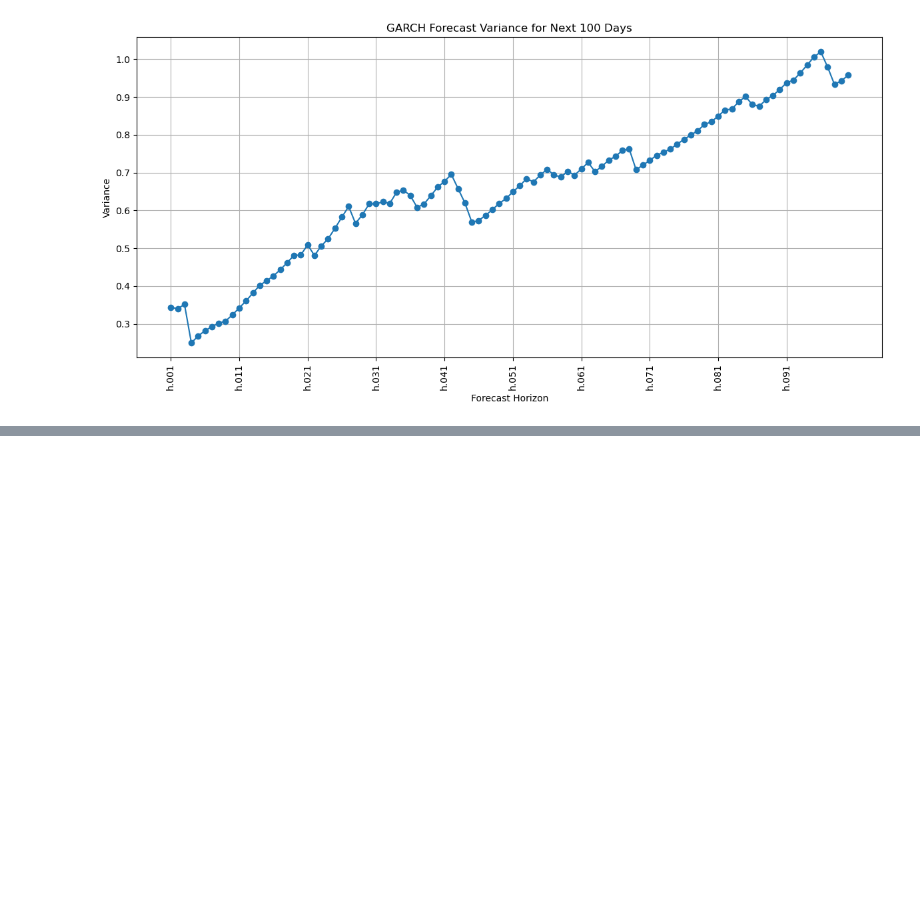
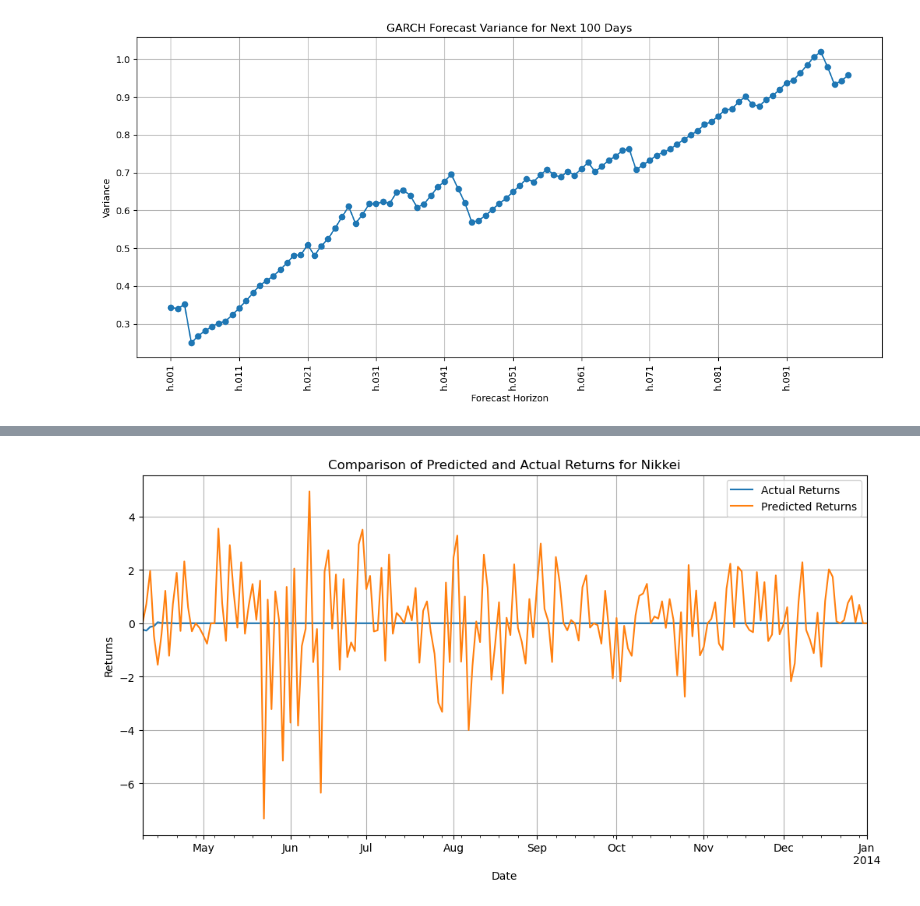
Before and after one commit to niranjan-kamal/time_series_models, a Jupyter notebook: Volatility_models_&_multivariate_regression.ipynb, the cells around one changed output, grey strips where cells are left out. Saved outputs shown, nothing was run; the diff lists cells and outputs as text; code cells hidden in the pictures; blank space fills up the shorter version.

```diff
--- a/Volatility_models_&_multivariate_regression.ipynb
+++ b/Volatility_models_&_multivariate_regression.ipynb
@@ -620,0 +626,11 @@ plt.show()
+# %%
+# calculate returns
+
+df_ret['ret_spx']  = df_ret['spx'].pct_change(1) * 100
+df_ret['ret_dax']  = df_ret['dax'].pct_change(1) * 100
+df_ret['ret_ftse'] = df_ret['ftse'].pct_change(1) * 100
+df_ret['ret_nikkei'] = df_ret['nikkei'].pct_change(1) * 100
+# %%
+df_ret = df_ret[['ret_spx', 'ret_dax', 'ret_ftse', 'ret_nikkei']][1:]
+# %%
+df_ret, df_ret_test = df_ret[:size], df_ret[size:]
@@ -620,0 +639,4 @@ plt.show()
+# %%
+model_var_ret = VAR(df_ret)
+model_var_ret.select_order(20)
+results_var_ret = model_var_ret.fit( ic='aic')
@@ -620,0 +663,21 @@ plt.show()
+# %%
+lag_order_ret = results_var_ret.k_ar
+var_pred_ret = results_var_ret.forecast(df_ret.values[-lag_order_ret:], len(df_ret_test[start_date:end_date]))
+
+df_pred_ret = pd.DataFrame(
+    var_pred_ret,
+    index=df_ret_test.loc[start_date:end_date].index,
+    columns=df_ret_test.loc[start_date:end_date].columns[0:4]
+)
+
+df_pred_ret.ret_nikkei.loc[start_date:end_date].plot(figsize=(12, 6))
+# plotting the predicted returns
+df_ret_test.ret_nikkei.loc[start_date:end_date].plot(figsize=(12, 6))
+plt.legend( ['Actual Returns', 'Predicted Returns'])
+plt.title('Comparison of Predicted and Actual Returns for Nikkei')
+plt.grid()
+plt.xlabel('Date')
+plt.ylabel('Returns')
+plt.show()
+# %% [output]
+[figure, added]
```
Also changed, not shown: parts of 13 cells of this notebook, 1 other file.
